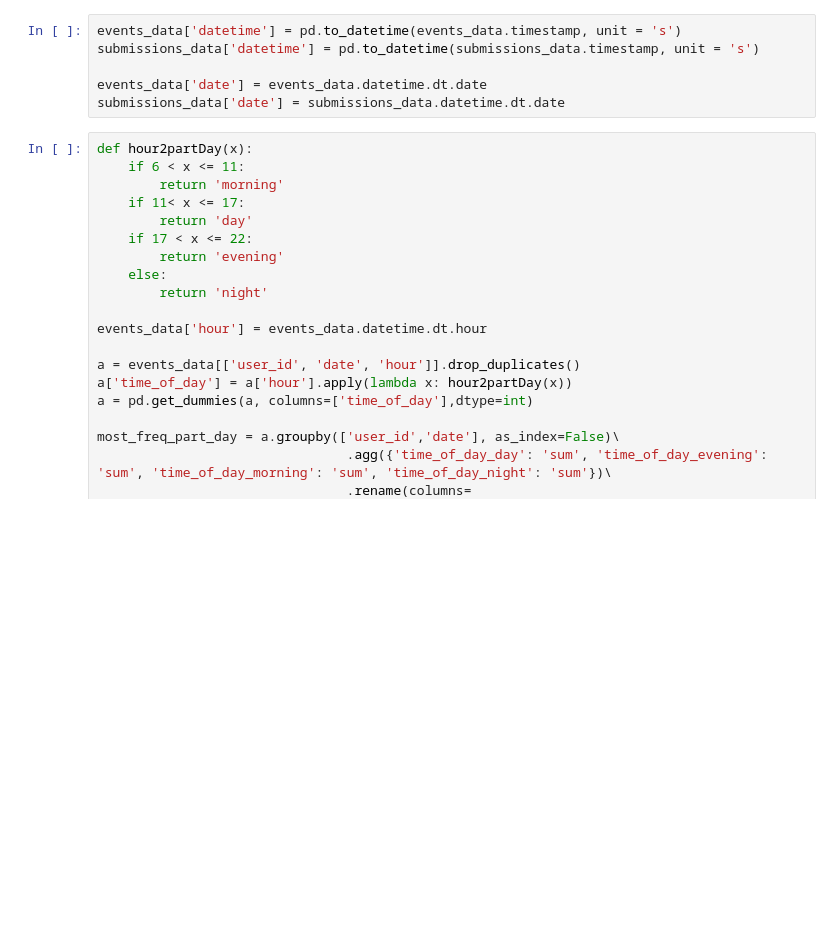
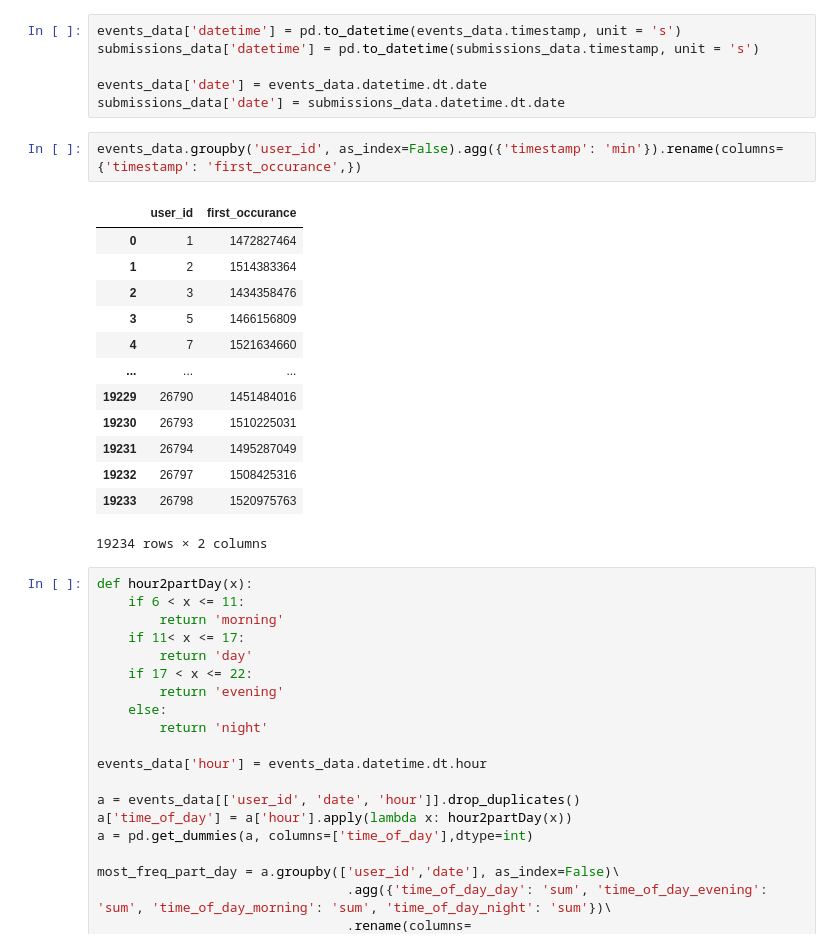
Before and after one commit to fydenn/Course-Completion-Prediction, a Jupyter notebook: ml_contest.ipynb, the cells around one changed output. Saved outputs shown, nothing was run; the diff lists cells and outputs as text; blank space fills up the shorter version.

```diff
--- a/ml_contest.ipynb
+++ b/ml_contest.ipynb
@@ -67,6 +67,22 @@ submissions_data['datetime'] = pd.to_datetime(submissions_data.timestamp, unit =
 
 events_data['date'] = events_data.datetime.dt.date
 submissions_data['date'] = submissions_data.datetime.dt.date
+# %%
+events_data.groupby('user_id', as_index=False).agg({'timestamp': 'min'}).rename(columns={'timestamp': 'first_occurance',})
+# %% [output]
+|  | user_id | first_occurance |
+| 0 | 1 | 1472827464 |
+| 1 | 2 | 1514383364 |
+| 2 | 3 | 1434358476 |
+| 3 | 5 | 1466156809 |
+| 4 | 7 | 1521634660 |
+| ... | ... | ... |
+| 19229 | 26790 | 1451484016 |
+| 19230 | 26793 | 1510225031 |
+| 19231 | 26794 | 1495287049 |
+| 19232 | 26797 | 1508425316 |
+| 19233 | 26798 | 1520975763 |
+19234 rows × 2 columns
 # %%
 def hour2partDay(x):
     if 6 < x <= 11:
```
Also changed, not shown: parts of 9 cells of this notebook.
